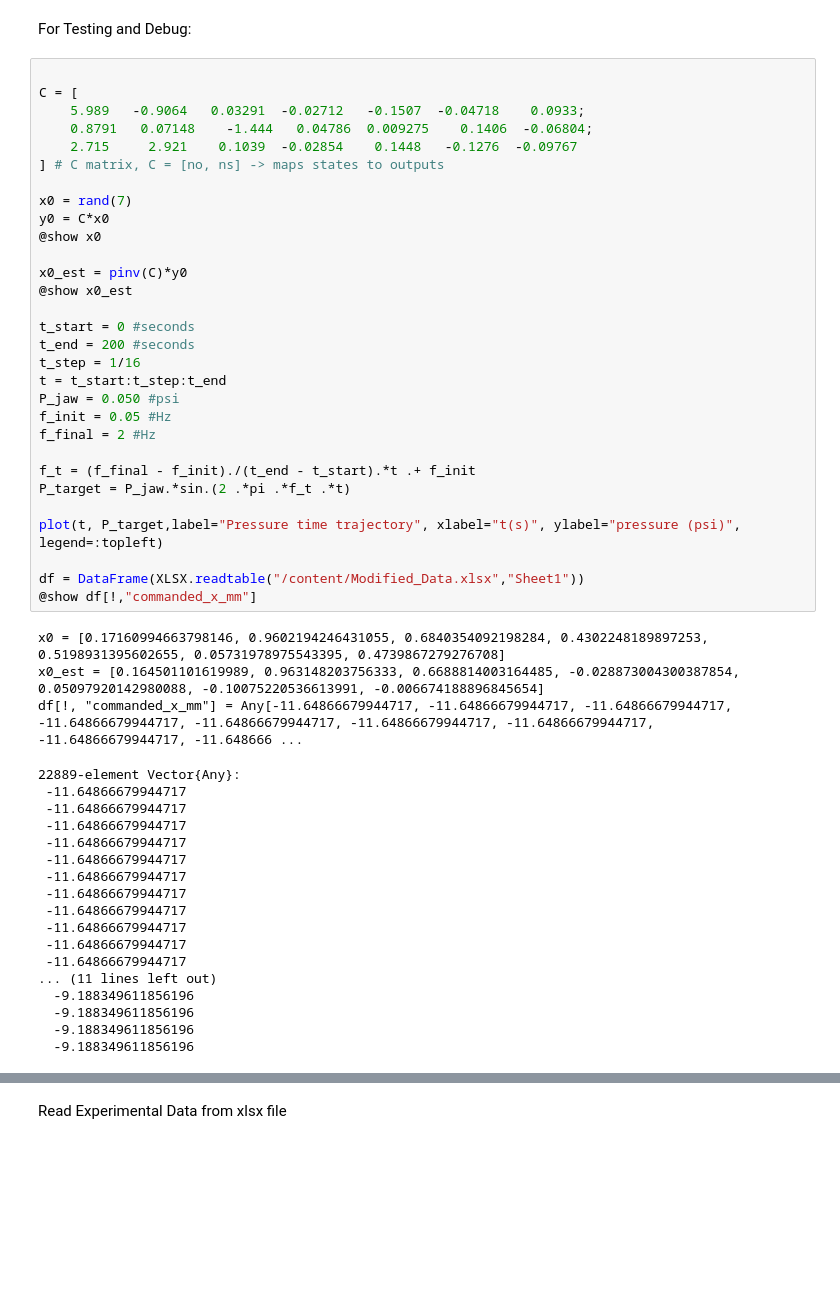
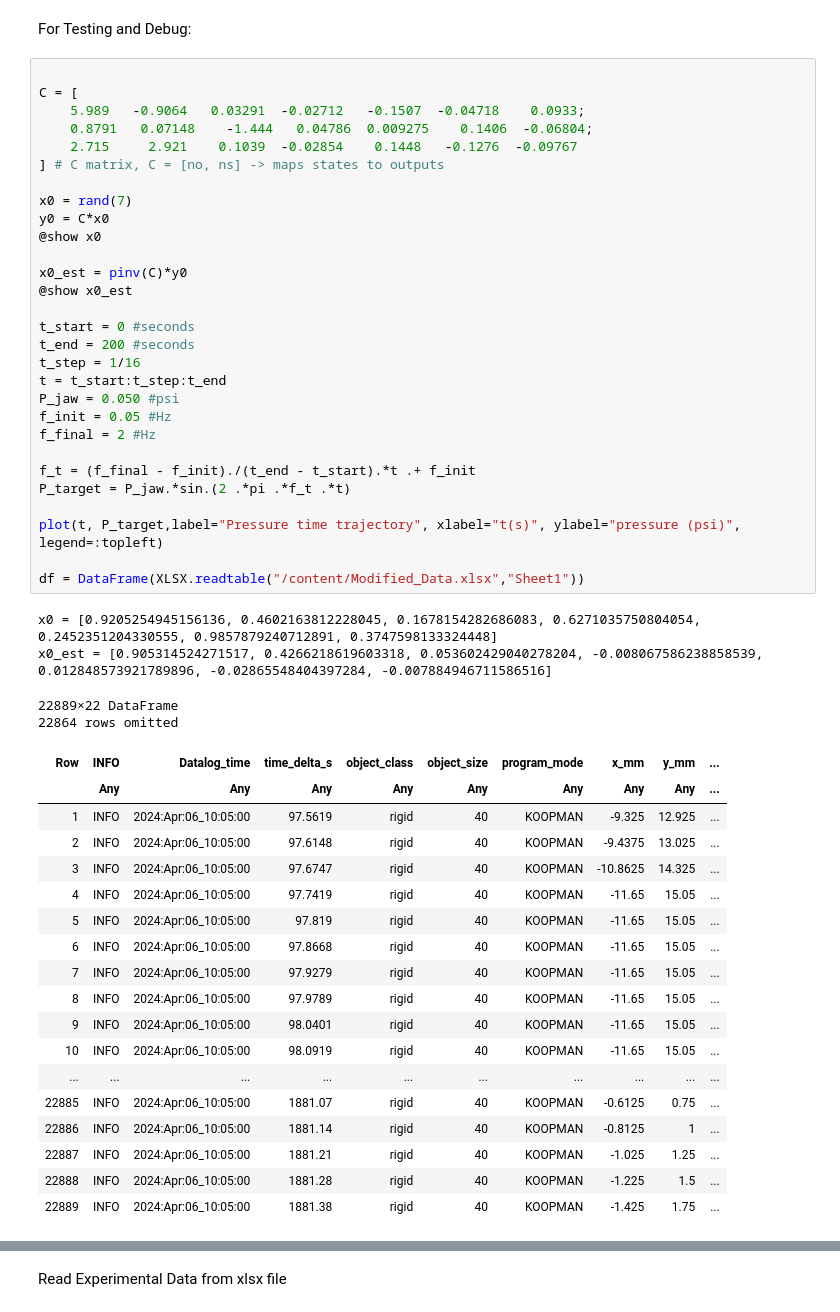
Before and after one commit to quantumRAV/16745_CourseProject, a Jupyter notebook: PID_Google_Colab.ipynb, the cells around one changed output, grey strips where cells are left out. Drawn from its saved outputs; the diff is of its cells as text; blank space fills up the shorter version.

```diff
--- a/PID_Google_Colab.ipynb
+++ b/PID_Google_Colab.ipynb
@@ -149,51 +144,52 @@ For Testing and Debug:
 # %%
 
 C = [
     5.989   -0.9064   0.03291  -0.02712   -0.1507  -0.04718    0.0933;
     0.8791   0.07148    -1.444   0.04786  0.009275    0.1406  -0.06804;
     2.715     2.921    0.1039  -0.02854    0.1448   -0.1276  -0.09767
 ] # C matrix, C = [no, ns] -> maps states to outputs
 
 x0 = rand(7)
 y0 = C*x0
 @show x0
 
 x0_est = pinv(C)*y0
 @show x0_est
 
 t_start = 0 #seconds
 t_end = 200 #seconds
 t_step = 1/16
 t = t_start:t_step:t_end
 P_jaw = 0.050 #psi
 f_init = 0.05 #Hz
 f_final = 2 #Hz
 
 f_t = (f_final - f_init)./(t_end - t_start).*t .+ f_init
 P_target = P_jaw.*sin.(2 .*pi .*f_t .*t)
 
 plot(t, P_target,label="Pressure time trajectory", xlabel="t(s)", ylabel="pressure (psi)", legend=:topleft)
 
 df = DataFrame(XLSX.readtable("/content/Modified_Data.xlsx","Sheet1"))
-@show df[!,"commanded_x_mm"]
 # %% [output]
-x0 = [0.17160994663798146, 0.9602194246431055, 0.6840354092198284, 0.4302248189897253, 0.5198931395602655, 0.05731978975543395, 0.4739867279276708]
-x0_est = [0.164501101619989, 0.963148203756333, 0.6688814003164485, -0.028873004300387854, 0.05097920142980088, -0.10075220536613991, -0.006674188896845654]
-df[!, "commanded_x_mm"] = Any[-11.64866679944717, -11.64866679944717, -11.64866679944717, -11.64866679944717, -11.64866679944717, -11.64866679944717, -11.64866679944717, -11.64866679944717, -11.648666 ...
+x0 = [0.9205254945156136, 0.4602163812228045, 0.1678154282686083, 0.6271035750804054, 0.2452351204330555, 0.9857879240712891, 0.3747598133324448]
+x0_est = [0.905314524271517, 0.4266218619603318, 0.053602429040278204, -0.008067586238858539, 0.012848573921789896, -0.02865548404397284, -0.007884946711586516]
-22889-element Vector{Any}:
- -11.64866679944717
- -11.64866679944717
- -11.64866679944717
- -11.64866679944717
- -11.64866679944717
- -11.64866679944717
- -11.64866679944717
- -11.64866679944717
- -11.64866679944717
- -11.64866679944717
- -11.64866679944717
-... (11 lines left out)
-  -9.188349611856196
-  -9.188349611856196
-  -9.188349611856196
-  -9.188349611856196
+22889×22 DataFrame
+22864 rows omitted
+| Row | INFO | Datalog_time | time_delta_s | object_class | object_size | program_mode | x_mm | y_mm | ... |
+|  | Any | Any | Any | Any | Any | Any | Any | Any | ... |
+| 1 | INFO | 2024:Apr:06_10:05:00 | 97.5619 | rigid | 40 | KOOPMAN | -9.325 | 12.925 | ... |
+| 2 | INFO | 2024:Apr:06_10:05:00 | 97.6148 | rigid | 40 | KOOPMAN | -9.4375 | 13.025 | ... |
+| 3 | INFO | 2024:Apr:06_10:05:00 | 97.6747 | rigid | 40 | KOOPMAN | -10.8625 | 14.325 | ... |
+| 4 | INFO | 2024:Apr:06_10:05:00 | 97.7419 | rigid | 40 | KOOPMAN | -11.65 | 15.05 | ... |
+| 5 | INFO | 2024:Apr:06_10:05:00 | 97.819 | rigid | 40 | KOOPMAN | -11.65 | 15.05 | ... |
+| 6 | INFO | 2024:Apr:06_10:05:00 | 97.8668 | rigid | 40 | KOOPMAN | -11.65 | 15.05 | ... |
+| 7 | INFO | 2024:Apr:06_10:05:00 | 97.9279 | rigid | 40 | KOOPMAN | -11.65 | 15.05 | ... |
+| 8 | INFO | 2024:Apr:06_10:05:00 | 97.9789 | rigid | 40 | KOOPMAN | -11.65 | 15.05 | ... |
+| 9 | INFO | 2024:Apr:06_10:05:00 | 98.0401 | rigid | 40 | KOOPMAN | -11.65 | 15.05 | ... |
+| 10 | INFO | 2024:Apr:06_10:05:00 | 98.0919 | rigid | 40 | KOOPMAN | -11.65 | 15.05 | ... |
+| ... | ... | ... | ... | ... | ... | ... | ... | ... | ... |
+| 22885 | INFO | 2024:Apr:06_10:05:00 | 1881.07 | rigid | 40 | KOOPMAN | -0.6125 | 0.75 | ... |
+| 22886 | INFO | 2024:Apr:06_10:05:00 | 1881.14 | rigid | 40 | KOOPMAN | -0.8125 | 1 | ... |
+| 22887 | INFO | 2024:Apr:06_10:05:00 | 1881.21 | rigid | 40 | KOOPMAN | -1.025 | 1.25 | ... |
+| 22888 | INFO | 2024:Apr:06_10:05:00 | 1881.28 | rigid | 40 | KOOPMAN | -1.225 | 1.5 | ... |
+| 22889 | INFO | 2024:Apr:06_10:05:00 | 1881.38 | rigid | 40 | KOOPMAN | -1.425 | 1.75 | ... |
```
Also changed, not shown: parts of 11 cells of this notebook.
